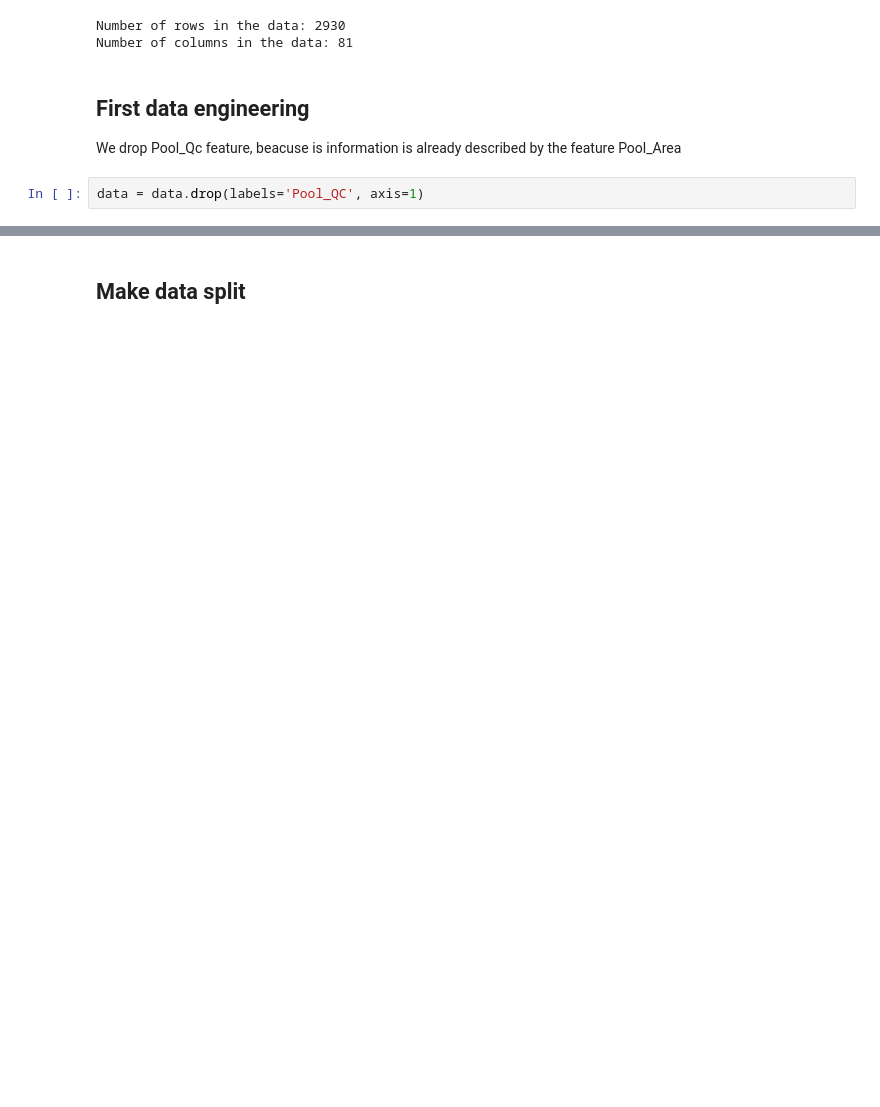
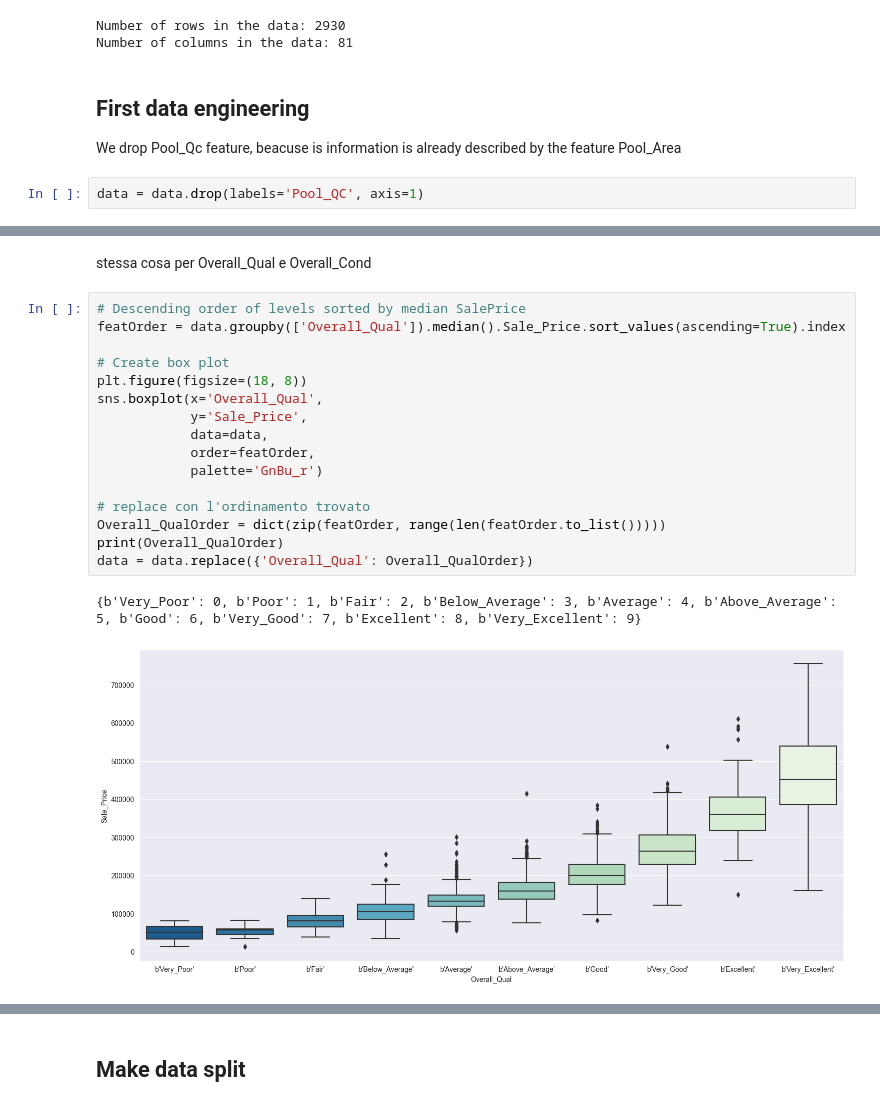
Before and after one commit to davide-tonetto-884585/House-Sale-Price-Prediction, a Jupyter notebook: data-engineering.ipynb, the cells around one changed output, grey strips where cells are left out. Drawn from its saved outputs; the diff is of its cells as text; blank space fills up the shorter version.

```diff
--- a/data-engineering.ipynb
+++ b/data-engineering.ipynb
@@ -24,0 +48,21 @@ data = data.drop(labels='Pool_QC', axis=1)
+# %% [markdown]
+stessa cosa per Overall_Qual e Overall_Cond
+# %%
+# Descending order of levels sorted by median SalePrice
+featOrder = data.groupby(['Overall_Qual']).median().Sale_Price.sort_values(ascending=True).index
+
+# Create box plot
+plt.figure(figsize=(18, 8))
+sns.boxplot(x='Overall_Qual',
+            y='Sale_Price',
+            data=data,
+            order=featOrder,
+            palette='GnBu_r')
+
+# replace con l'ordinamento trovato
+Overall_QualOrder = dict(zip(featOrder, range(len(featOrder.to_list()))))
+print(Overall_QualOrder)
+data = data.replace({'Overall_Qual': Overall_QualOrder})
+# %% [output]
+{b'Very_Poor': 0, b'Poor': 1, b'Fair': 2, b'Below_Average': 3, b'Average': 4, b'Above_Average': 5, b'Good': 6, b'Very_Good': 7, b'Excellent': 8, b'Very_Excellent': 9}
+[figure, added]
```
Also changed, not shown: parts of 37 cells of this notebook, 11 other files.
